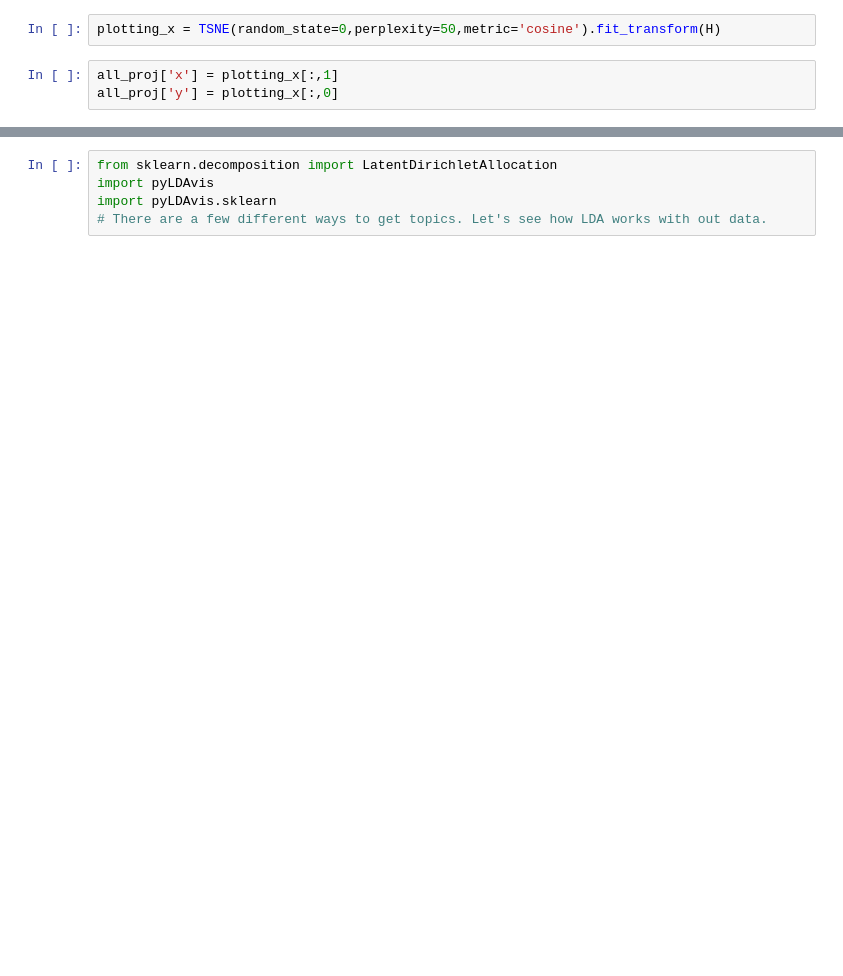
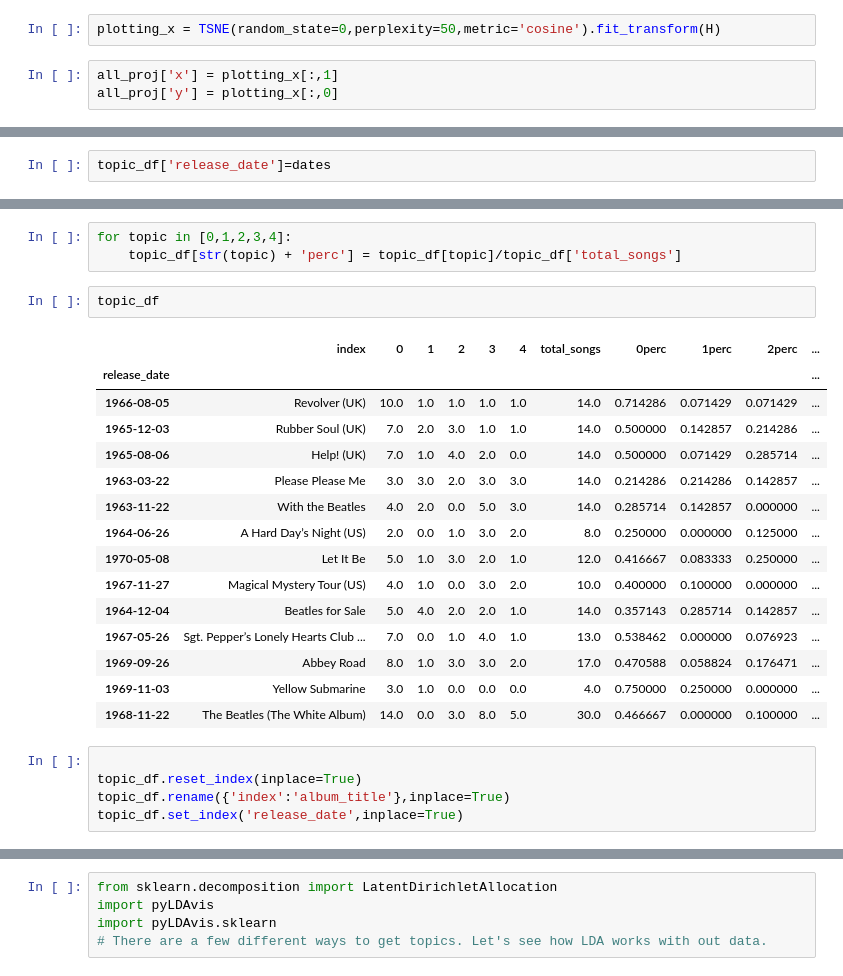
Before and after one commit to josephpcowell/cowell_proj_5, a Jupyter notebook: text_analysis.ipynb, the cells around one changed output, grey strips where cells are left out. Drawn from its saved outputs; the diff is of its cells as text; blank space fills up the shorter version.

```diff
--- a/text_analysis.ipynb
+++ b/text_analysis.ipynb
@@ -142,0 +276,2 @@ all_proj
+# %%
+topic_df['release_date']=dates
@@ -142,0 +319,26 @@ all_proj
+# %%
+for topic in [0,1,2,3,4]:
+    topic_df[str(topic) + 'perc'] = topic_df[topic]/topic_df['total_songs']
+# %%
+topic_df
+# %% [output]
+|  | index | 0 | 1 | 2 | 3 | 4 | total_songs | 0perc | 1perc | 2perc | ... |
+| release_date |  |  |  |  |  |  |  |  |  |  | ... |
+| 1966-08-05 | Revolver (UK) | 10.0 | 1.0 | 1.0 | 1.0 | 1.0 | 14.0 | 0.714286 | 0.071429 | 0.071429 | ... |
+| 1965-12-03 | Rubber Soul (UK) | 7.0 | 2.0 | 3.0 | 1.0 | 1.0 | 14.0 | 0.500000 | 0.142857 | 0.214286 | ... |
+| 1965-08-06 | Help! (UK) | 7.0 | 1.0 | 4.0 | 2.0 | 0.0 | 14.0 | 0.500000 | 0.071429 | 0.285714 | ... |
+| 1963-03-22 | Please Please Me | 3.0 | 3.0 | 2.0 | 3.0 | 3.0 | 14.0 | 0.214286 | 0.214286 | 0.142857 | ... |
+| 1963-11-22 | With the Beatles | 4.0 | 2.0 | 0.0 | 5.0 | 3.0 | 14.0 | 0.285714 | 0.142857 | 0.000000 | ... |
+| 1964-06-26 | A Hard Day’s Night (US) | 2.0 | 0.0 | 1.0 | 3.0 | 2.0 | 8.0 | 0.250000 | 0.000000 | 0.125000 | ... |
+| 1970-05-08 | Let It Be | 5.0 | 1.0 | 3.0 | 2.0 | 1.0 | 12.0 | 0.416667 | 0.083333 | 0.250000 | ... |
+| 1967-11-27 | Magical Mystery Tour (US) | 4.0 | 1.0 | 0.0 | 3.0 | 2.0 | 10.0 | 0.400000 | 0.100000 | 0.000000 | ... |
+| 1964-12-04 | Beatles for Sale | 5.0 | 4.0 | 2.0 | 2.0 | 1.0 | 14.0 | 0.357143 | 0.285714 | 0.142857 | ... |
+| 1967-05-26 | Sgt. Pepper’s Lonely Hearts Club ... | 7.0 | 0.0 | 1.0 | 4.0 | 1.0 | 13.0 | 0.538462 | 0.000000 | 0.076923 | ... |
+| 1969-09-26 | Abbey Road | 8.0 | 1.0 | 3.0 | 3.0 | 2.0 | 17.0 | 0.470588 | 0.058824 | 0.176471 | ... |
+| 1969-11-03 | Yellow Submarine | 3.0 | 1.0 | 0.0 | 0.0 | 0.0 | 4.0 | 0.750000 | 0.250000 | 0.000000 | ... |
+| 1968-11-22 | The Beatles (The White Album) | 14.0 | 0.0 | 3.0 | 8.0 | 5.0 | 30.0 | 0.466667 | 0.000000 | 0.100000 | ... |
+# %%
+
+topic_df.reset_index(inplace=True)
+topic_df.rename({'index':'album_title'},inplace=True)
+topic_df.set_index('release_date',inplace=True)
```
Also changed, not shown: parts of 47 cells of this notebook.
